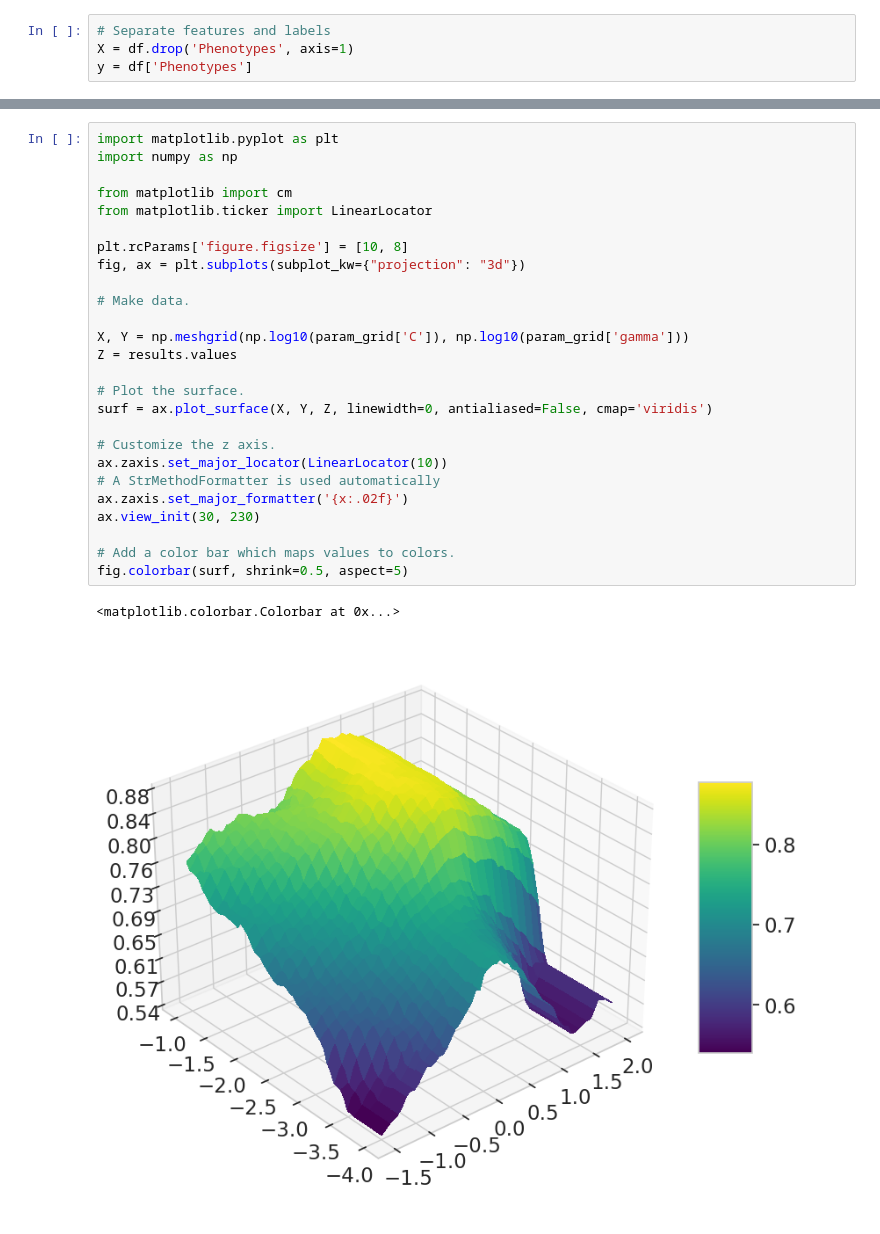
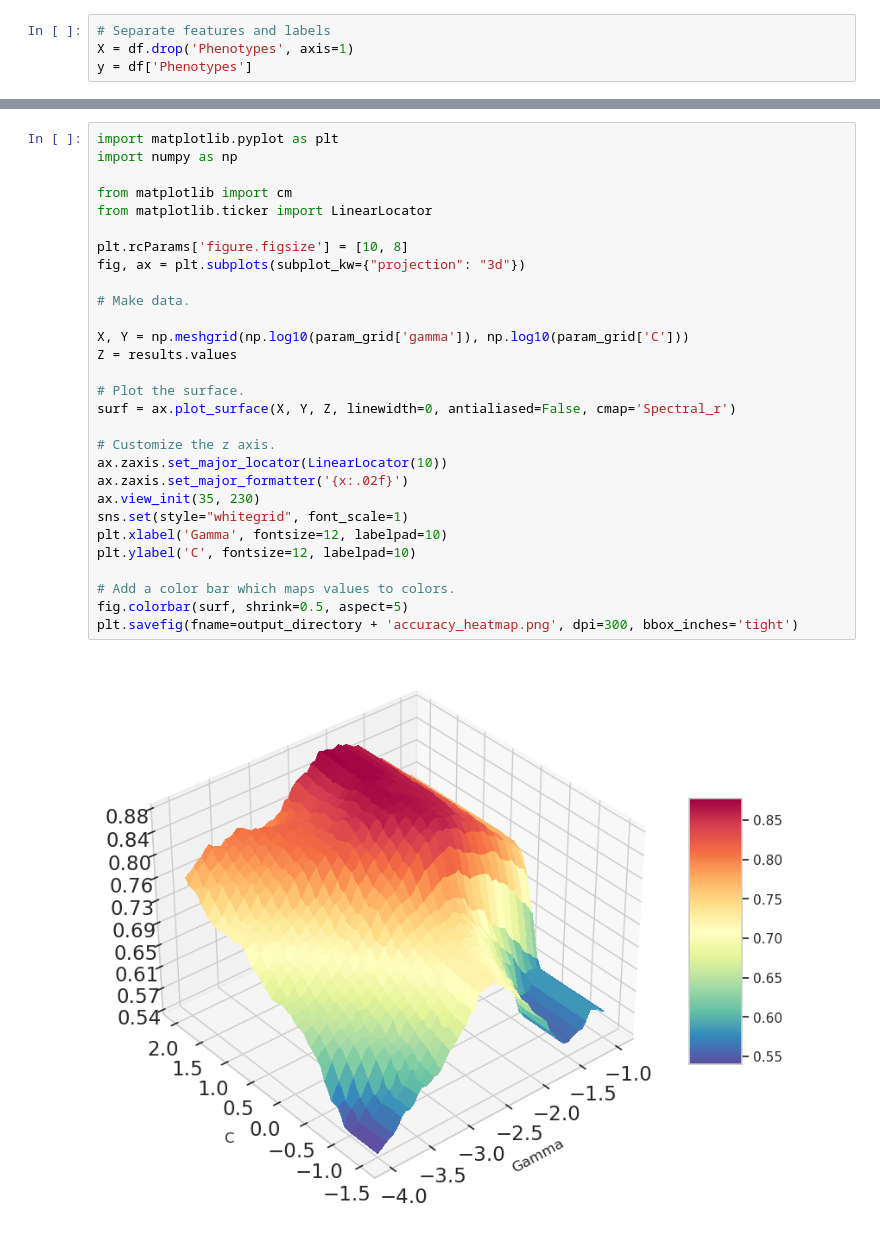
Before and after one commit to MarcoNapoleone/thesis, a Jupyter notebook: notebooks/models/rbf-svm/ST001937_RBF-SVM-fine-tuning.ipynb, the cells around one changed output, grey strips where cells are left out. Drawn from its saved outputs; the diff is of its cells as text.

```diff
--- a/notebooks/models/rbf-svm/ST001937_RBF-SVM-fine-tuning.ipynb
+++ b/notebooks/models/rbf-svm/ST001937_RBF-SVM-fine-tuning.ipynb
@@ -92,29 +105,31 @@ plt.show()
 # %%
 import matplotlib.pyplot as plt
 import numpy as np
 
 from matplotlib import cm
 from matplotlib.ticker import LinearLocator
 
 plt.rcParams['figure.figsize'] = [10, 8]
 fig, ax = plt.subplots(subplot_kw={"projection": "3d"})
 
 # Make data.
 
-X, Y = np.meshgrid(np.log10(param_grid['C']), np.log10(param_grid['gamma']))
+X, Y = np.meshgrid(np.log10(param_grid['gamma']), np.log10(param_grid['C']))
 Z = results.values
 
 # Plot the surface.
-surf = ax.plot_surface(X, Y, Z, linewidth=0, antialiased=False, cmap='viridis')
+surf = ax.plot_surface(X, Y, Z, linewidth=0, antialiased=False, cmap='Spectral_r')
 
 # Customize the z axis.
 ax.zaxis.set_major_locator(LinearLocator(10))
-# A StrMethodFormatter is used automatically
 ax.zaxis.set_major_formatter('{x:.02f}')
-ax.view_init(30, 230)
+ax.view_init(35, 230)
+sns.set(style="whitegrid", font_scale=1)
+plt.xlabel('Gamma', fontsize=12, labelpad=10)
+plt.ylabel('C', fontsize=12, labelpad=10)
 
 # Add a color bar which maps values to colors.
 fig.colorbar(surf, shrink=0.5, aspect=5)
+plt.savefig(fname=output_directory + 'accuracy_heatmap.png', dpi=300, bbox_inches='tight')
 # %% [output]
-<matplotlib.colorbar.Colorbar at 0x...>
-[figure, old version]
+[figure, new version]
```
Also changed, not shown: parts of 4 cells of this notebook, 2 other files.
